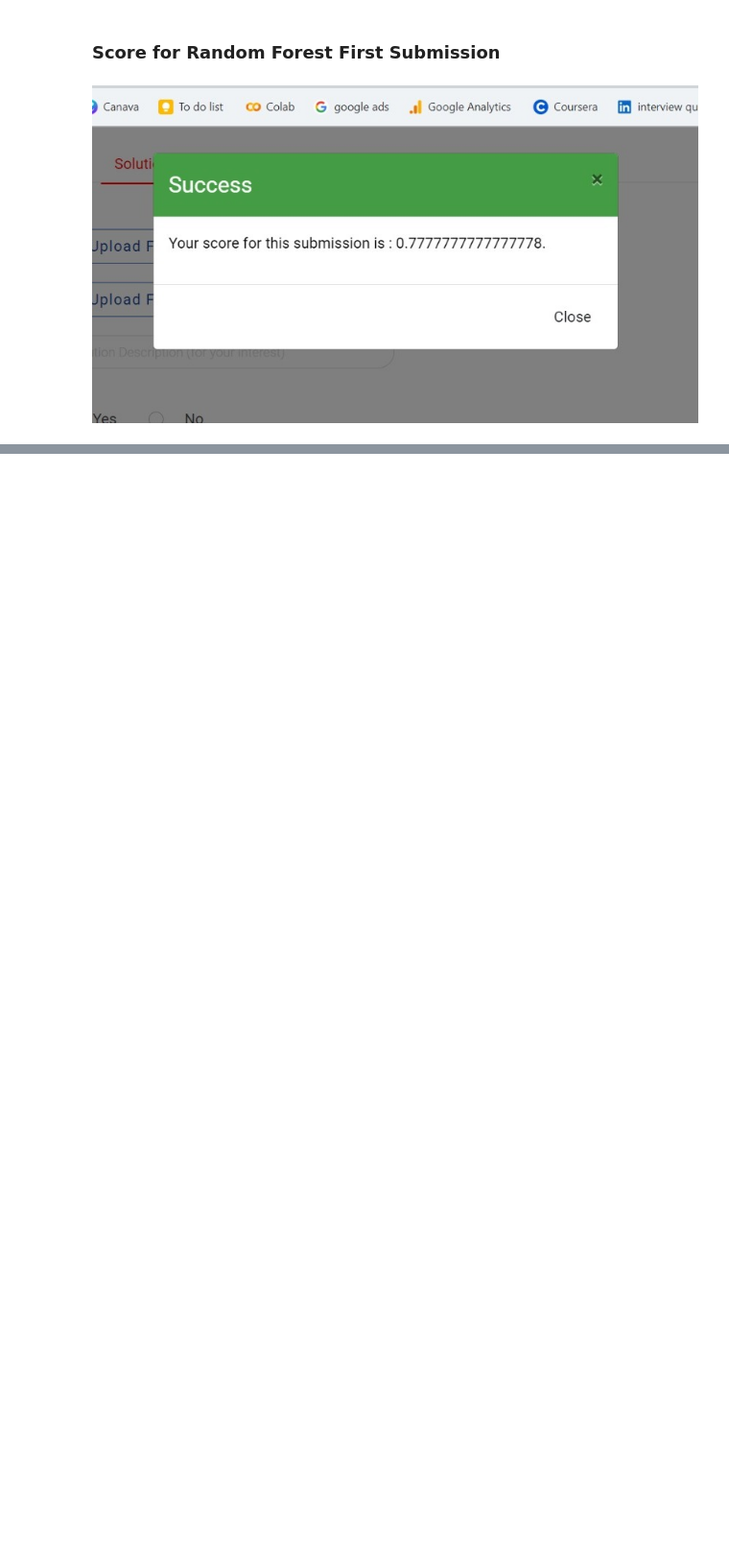
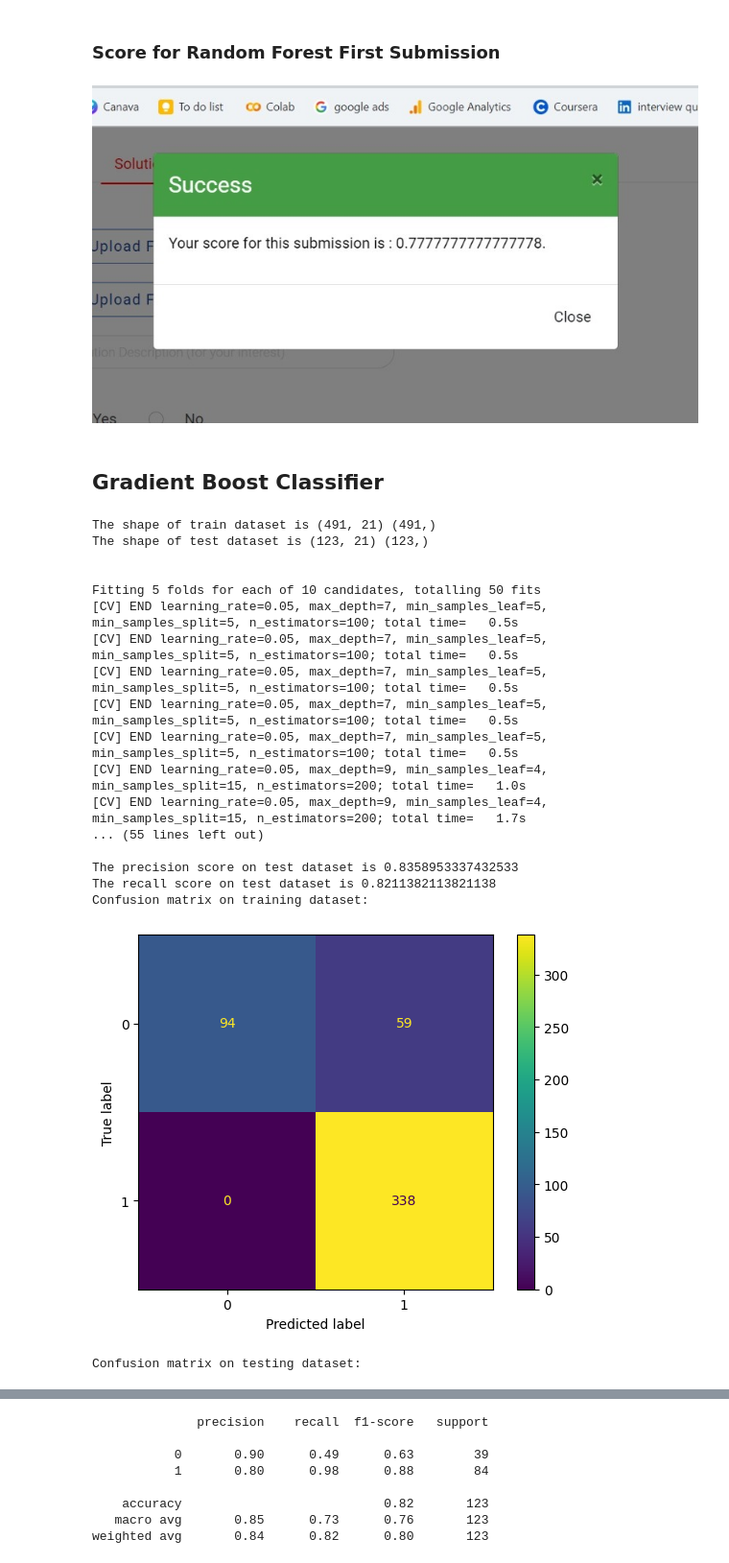
Before and after one commit to aniket15031998/Loan-Prediction-Practice-Problem-Using-Python-, a Jupyter notebook: Loan_Prediction_Problemipynb.ipynb, the cells around one changed output, grey strips where cells are left out. Shown at 96% size. Saved outputs shown, nothing was run; the diff lists cells and outputs as text; code cells hidden in the pictures; blank space fills up the shorter version.

```diff
--- a/Loan_Prediction_Problemipynb.ipynb
+++ b/Loan_Prediction_Problemipynb.ipynb
@@ -1234,3 +1263,5 @@ weighted avg       0.82      0.80      0.77       123
 ### Score for Random Forest First Submission
 # %% [markdown]
 ![WhatsApp Image 2024-01-23 at 00.03.20.jpeg](embedded-picture-1)
+# %% [markdown]
+## Gradient Boost Classifier
@@ -1236,0 +1374,22 @@ weighted avg       0.82      0.80      0.77       123
+# %%
+gb=gradient_boost_classifier(X,Y)
+# %% [output]
+The shape of train dataset is (491, 21) (491,)
+The shape of test dataset is (123, 21) (123,)
+
+
+Fitting 5 folds for each of 10 candidates, totalling 50 fits
+[CV] END learning_rate=0.05, max_depth=7, min_samples_leaf=5, min_samples_split=5, n_estimators=100; total time=   0.5s
+[CV] END learning_rate=0.05, max_depth=7, min_samples_leaf=5, min_samples_split=5, n_estimators=100; total time=   0.5s
+[CV] END learning_rate=0.05, max_depth=7, min_samples_leaf=5, min_samples_split=5, n_estimators=100; total time=   0.5s
+[CV] END learning_rate=0.05, max_depth=7, min_samples_leaf=5, min_samples_split=5, n_estimators=100; total time=   0.5s
+[CV] END learning_rate=0.05, max_depth=7, min_samples_leaf=5, min_samples_split=5, n_estimators=100; total time=   0.5s
+[CV] END learning_rate=0.05, max_depth=9, min_samples_leaf=4, min_samples_split=15, n_estimators=200; total time=   1.0s
+[CV] END learning_rate=0.05, max_depth=9, min_samples_leaf=4, min_samples_split=15, n_estimators=200; total time=   1.7s
+... (55 lines left out)
+
+The precision score on test dataset is 0.8358953337432533
+The recall score on test dataset is 0.8211382113821138
+Confusion matrix on training dataset:
+[figure, added]
+Confusion matrix on testing dataset:
@@ -1236,0 +1397,8 @@ weighted avg       0.82      0.80      0.77       123
+              precision    recall  f1-score   support
+
+           0       0.90      0.49      0.63        39
+           1       0.80      0.98      0.88        84
+
+    accuracy                           0.82       123
+   macro avg       0.85      0.73      0.76       123
+weighted avg       0.84      0.82      0.80       123
```
Also changed, not shown: parts of 16 cells of this notebook.
